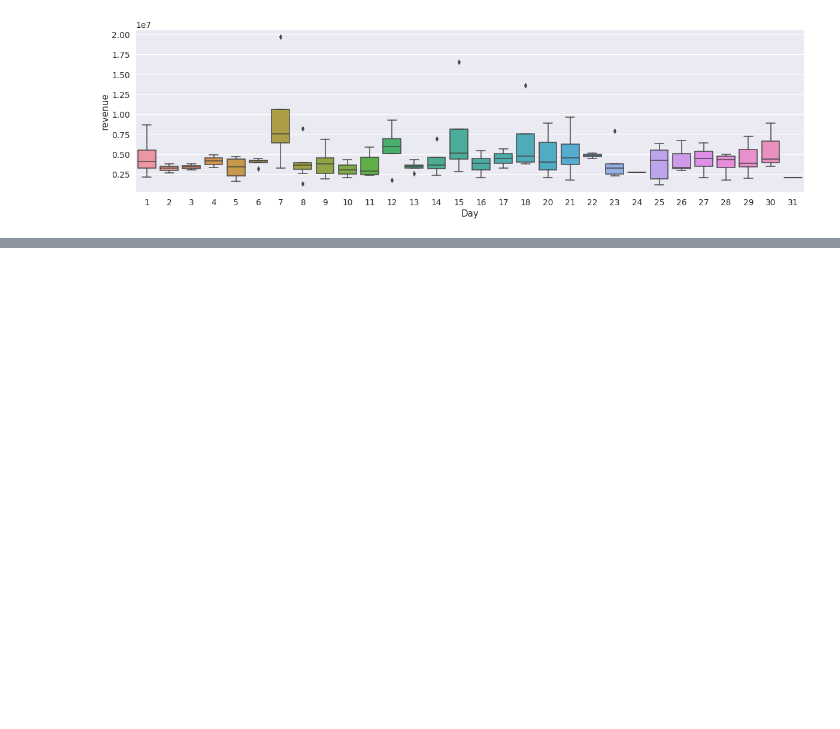
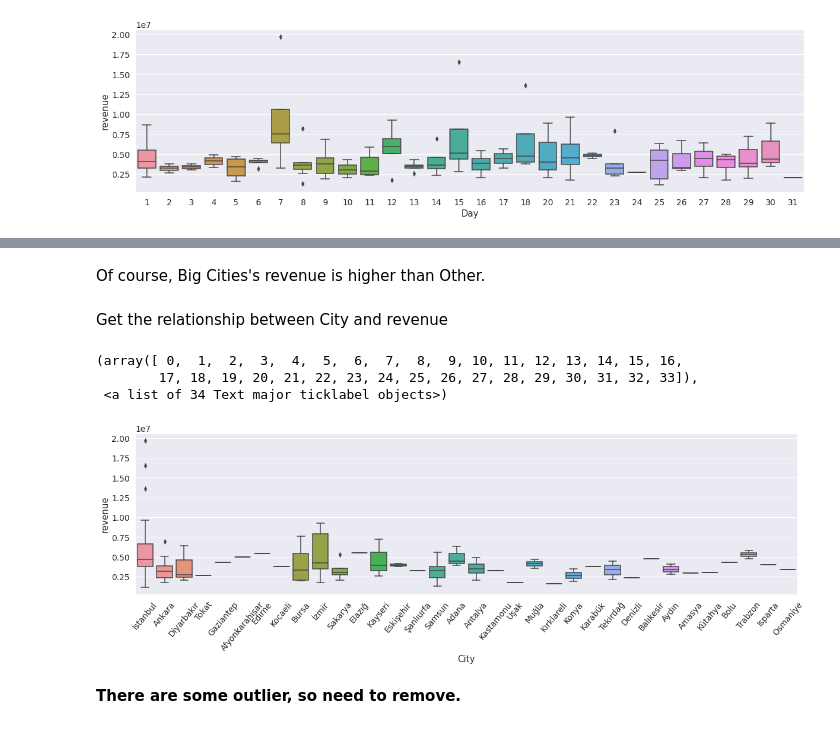
Before and after one commit to shima2920/Kaggle, a Jupyter notebook: Restaurant_Revenue_Prediction.ipynb, the cells around one changed output, grey strips where cells are left out. Saved outputs shown, nothing was run; the diff lists cells and outputs as text; code cells hidden in the pictures; blank space fills up the shorter version.

```diff
--- a/Restaurant_Revenue_Prediction.ipynb
+++ b/Restaurant_Revenue_Prediction.ipynb
@@ -279,0 +325,17 @@ sns.boxplot(data=train,x="Day",y="revenue",orient="v",ax=ax)
+# %% [markdown]
+Of course, Big Cities's revenue is higher than Other.
+# %% [markdown]
+Get the relationship between City and revenue
+# %%
+import seaborn as sn
+fig1,ax = plt.subplots()
+fig1.set_size_inches(20,5)
+sns.boxplot(data=train,x="City",y="revenue",orient="v",ax=ax)
+plt.xticks(rotation=50)
+# %% [output]
+(array([ 0,  1,  2,  3,  4,  5,  6,  7,  8,  9, 10, 11, 12, 13, 14, 15, 16,
+        17, 18, 19, 20, 21, 22, 23, 24, 25, 26, 27, 28, 29, 30, 31, 32, 33]),
+ <a list of 34 Text major ticklabel objects>)
+[figure, added]
+# %% [markdown]
+**There are some outlier, so need to remove.**
```
Also changed, not shown: parts of 37 cells of this notebook.
